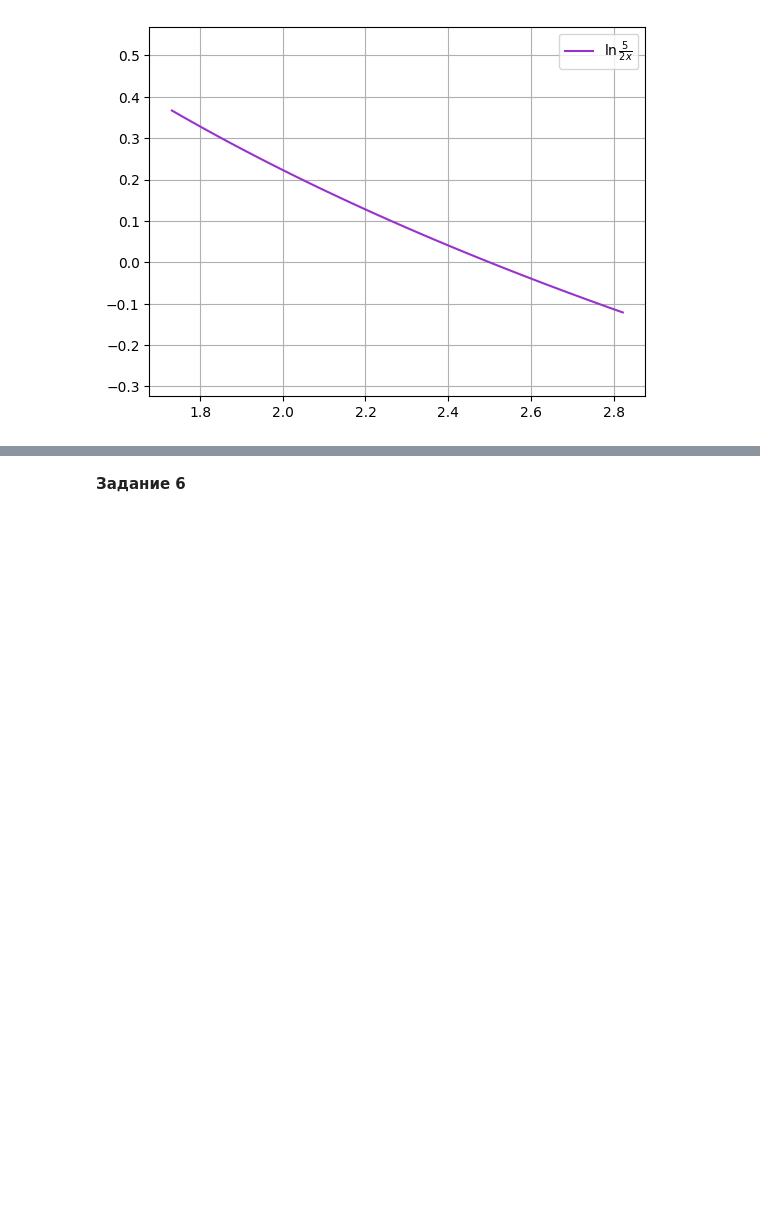
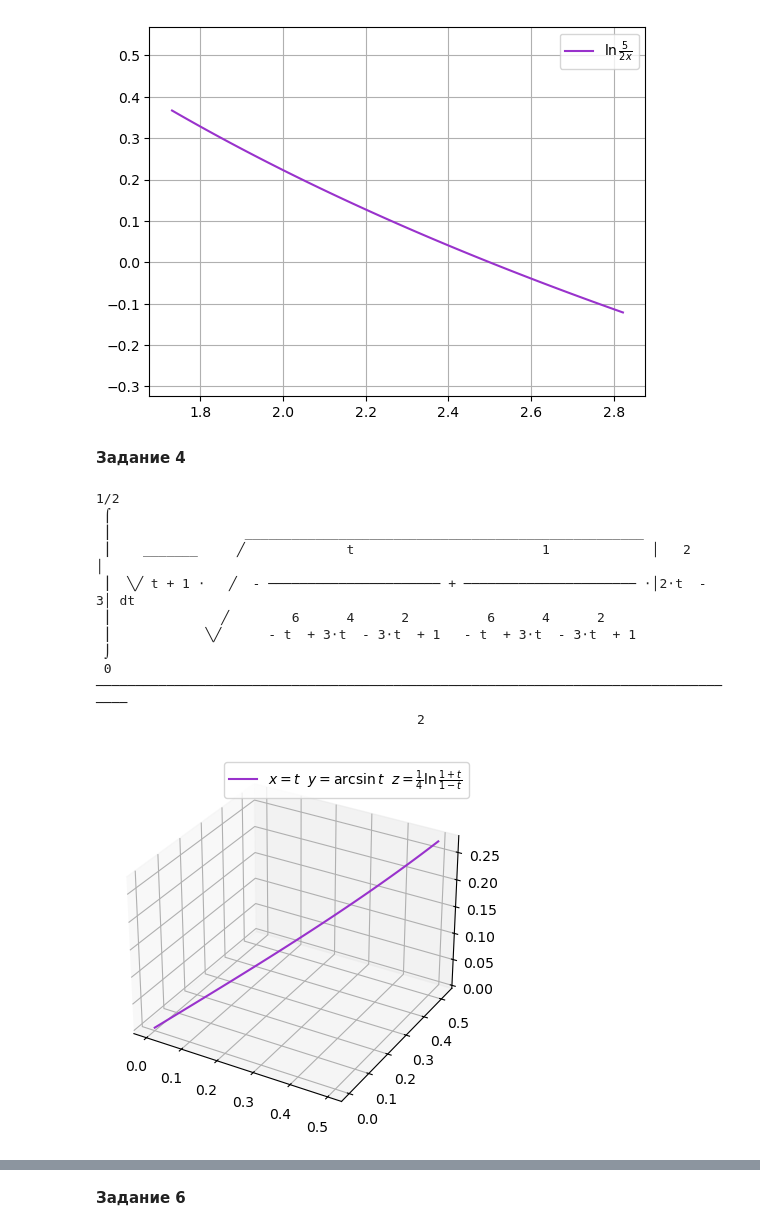
Before and after one commit to GurSych/MIET_Homeworks, a Jupyter notebook: БДЗ на 26.02.2026/BDZ4.ipynb, the cells around one changed output, grey strips where cells are left out. Saved outputs shown, nothing was run; the diff lists cells and outputs as text; code cells hidden in the pictures; blank space fills up the shorter version.

```diff
--- a/БДЗ на 26.02.2026/BDZ4.ipynb
+++ b/БДЗ на 26.02.2026/BDZ4.ipynb
@@ -88,3 +88,46 @@ print(*(' '*17+s for s in ans_str[1:]),sep='\n')
 ╲╱        x                  ╲╱        x
 Final answer:    1.20273255405408
 [figure]
+# %% [markdown]
+**Задание 4**
+# %%
+import numpy as np
+import matplotlib.pyplot as plt
+
+fig = plt.figure()
+ax = fig.add_subplot(111, projection='3d')
+
+t = np.arange(0, .51, .01)
+x = t
+y = np.arcsin(t)
+z = .25*np.log((1+t)/(1-t))
+plt.plot(x, y, z, color='DarkOrchid', label=r'$x = t$  $y = \arcsin{t}$  $z = \frac{1}{4}\ln{\frac{1+t}{1-t}}$')
+plt.grid(); plt.legend()
+
+import sympy as sp
+
+t = sp.Symbol('t')
+x = t
+y = sp.asin(t)
+z = sp.Rational(1,4)*sp.log((1+t)/(1-t))
+
+x_p = sp.diff(x,t)
+y_p = sp.diff(y,t)
+z_p = sp.simplify(sp.diff(z,t))
+
+integr_f = sp.sqrt(x_p**2 + y_p**2 + z_p**2)
+L = sp.integrate(integr_f, (t,0,sp.Rational(1,2)))
+sp.pprint(L)
+# %% [output]
+1/2
+ ⌠
+ ⎮                 ___________________________________________________
+ ⎮    _______     ╱             t                        1             │   2    │
+ ⎮  ╲╱ t + 1 ⋅   ╱  - ────────────────────── + ────────────────────── ⋅│2⋅t  - 3│ dt
+ ⎮              ╱        6      4      2          6      4      2
+ ⎮            ╲╱      - t  + 3⋅t  - 3⋅t  + 1   - t  + 3⋅t  - 3⋅t  + 1
+ ⌡
+ 0
+────────────────────────────────────────────────────────────────────────────────────
+                                         2
+[figure, added]
```
Also changed, not shown: parts of 4 cells of this notebook.
